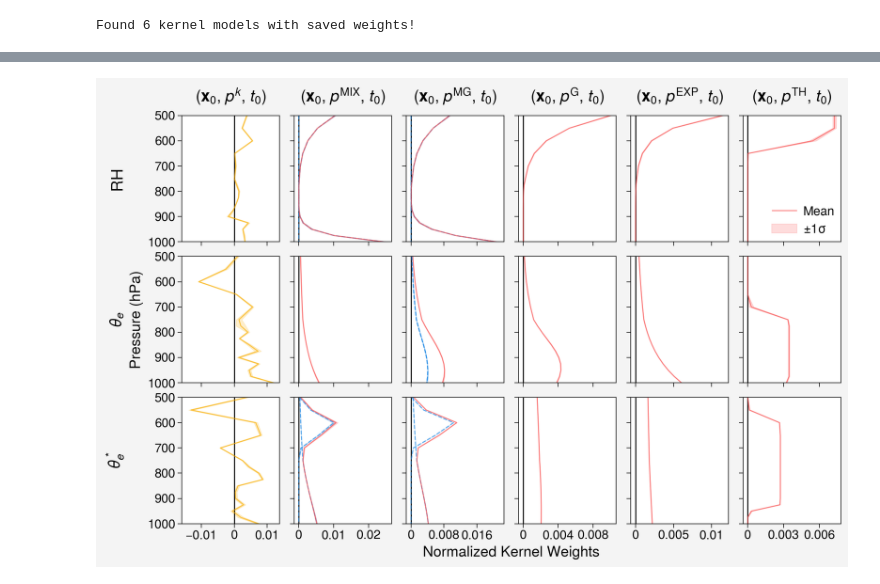
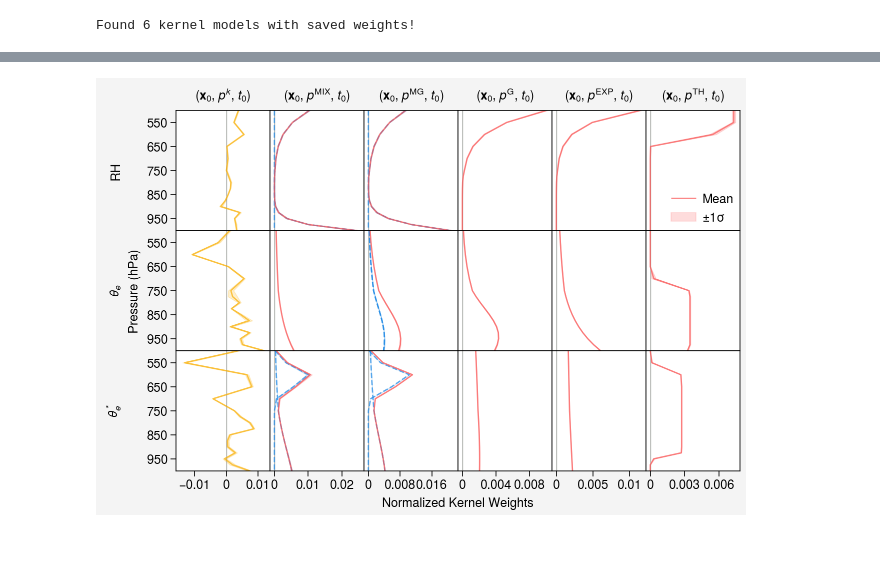
Before and after one commit to savannahferretti/monsoon-kernels, a Jupyter notebook: notebooks/weights.ipynb, the cells around one changed output, grey strips where cells are left out. Cells and saved outputs as stored; diff of their text form; code cells hidden in the pictures; blank space fills up the shorter version.

```diff
--- a/notebooks/weights.ipynb
+++ b/notebooks/weights.ipynb
@@ -49,15 +59,17 @@ rows = [next(r for r in results if k in r[0]) for k in keys]
 rowlabels = [r[1] for r in rows]
 collabels = ['RH',r'$\mathit{\theta_e}$',r'$\mathit{\theta_e^*}$']
 
-fig,axs = pplt.subplots(nrows=len(rowlabels),ncols=len(collabels),sharex='limits',sharey=True,
-                       width=6,height=6,wspace=1,hspace=1)
-axs.format(rowlabels=rowlabels,collabels=collabels,grid=False,
-           xlabel='Normalized Kernel Weights',xticklabelsize=12,
-           ylabel='Pressure (hPa)',ylim=(500,1000),yticks=100,yticklabelsize=12,yminorticks='none')
+fig,axs = pplt.subplots(nrows=len(rowlabels),ncols=len(collabels),figwidth=4,refheight=1.4,tight=True,sharex='limits',sharey=True,space=0)
+axs.format(grid=False,rowlabels=rowlabels,collabels=collabels,xlabel='Normalized Kernel Weights',
+           ylabel='Pressure (hPa)',ylim=(500,1000),yticks=[950,850,750,650,550])
 for row,(name,desc,kind,*data) in enumerate(rows):
     for col in range(len(collabels)):
         ax = axs[row,col]
-        ax.axvline(0,color='k',linewidth=0.5)
+        if row!=len(rowlabels)-1:
+            ax.tick_params(axis='x',bottom=False,labelbottom=False)
+        if col!=0:
+            ax.tick_params(axis='y',left=False,labelleft=False)
+        ax.axvline(0,color='gray',linewidth=0.5)
         if kind=='mixture':
             mean1,std1 = data[0].isel(field=col),data[1].isel(field=col)
             mean2,std2 = data[2].isel(field=col),data[3].isel(field=col)
@@ -81,8 +93,7 @@ for row,(name,desc,kind,*data) in enumerate(rows):
         ax.xaxis.set_major_locator(mticker.MaxNLocator(nbins=3,prune='both'))
         ax.xaxis.set_minor_locator(mticker.NullLocator())
 axs.format(xreverse=False,yreverse=True)
-axs[:-1,:].tick_params(axis='x',labelbottom=False)
-axs[0,0].legend(loc='ur',ncols=1,frame=False,prop={'size':12})
+axs[0,0].legend(loc='ur',ncols=1,frame=False)
 pplt.show()
-fig.save('../figs/fig_3.png')
+fig.save('../figs/fig_3.jpg')
 # %% [output]
@@ -93,48 +104,49 @@ cols  = sorted(results,key=lambda r:next((i for i,k in enumerate(order) if k in
 collabels = [r[1] for r in cols]
 rowlabels = ['RH',r'$\mathit{\theta_e}$',r'$\mathit{\theta_e^*}$']
 
-fig,axs = pplt.subplots(nrows=len(rowlabels),ncols=len(collabels),sharex='limits',sharey=True,
-                        width=10,height=6.5,wspace=1,hspace=1)
-axs.format(rowlabels=rowlabels,collabels=collabels,grid=False,
-           xlabel='Normalized Kernel Weights',xticklabelsize=12,
-           ylabel='Pressure (hPa)',ylim=(500,1000),yticks=100,yticklabelsize=12,yminorticks='none')
+fig,axs = pplt.subplots(nrows=len(rowlabels),ncols=len(collabels),figwidth=6.5,refheight=1.2,tight=True,sharex='limits',sharey=True,space=0)
+axs.format(grid=False,rowlabels=rowlabels,collabels=collabels,xlabel='Normalized Kernel Weights',
+           ylabel='Pressure (hPa)',ylim=(500,1000),yticks=[950,850,750,650,550])
 for col,(name,desc,kind,*data) in enumerate(cols):
     for row in range(len(rowlabels)):
         ax = axs[row,col]
-        ax.axvline(0,color='k',linewidth=1)
+        if row!=len(rowlabels)-1:
+            ax.tick_params(axis='x',bottom=False,labelbottom=False)
+        if col!=0:
+            ax.tick_params(axis='y',left=False,labelleft=False)
+        ax.axvline(0,color='gray',linewidth=0.5)
         if kind=='mixture':
             mean1,std1 = data[0].isel(field=row),data[1].isel(field=row)
             mean2,std2 = data[2].isel(field=row),data[3].isel(field=row)
             forcetwo = ('MG' in desc) or ('MG' in collabels[col])
             issame  = np.allclose(mean1.values,mean2.values,atol=1e-6,rtol=0.0)
             iszero  = np.allclose(mean2.values,0.0,atol=1e-6,rtol=0.0)
             if (issame or iszero) and (not forcetwo):
                 ax.plot(mean1,lev,color='red6',alpha=0.7,linewidth=1)
                 ax.fill_betweenx(lev,mean1-std1,mean1+std1,color='red6',alpha=0.2)
             else:
                 ax.plot(mean1,lev,color='blue6',alpha=0.7,linewidth=1,linestyle='--')
                 ax.plot(mean2,lev,color='blue6',alpha=0.7,linewidth=1,linestyle='--')
                 ax.fill_betweenx(lev,mean1-std1,mean1+std1,color='blue6',alpha=0.2)
                 ax.fill_betweenx(lev,mean2-std2,mean2+std2,color='blue6',alpha=0.2)
                 meansum,stdsum = mean1+mean2,np.sqrt(std1**2+std2**2)
                 ax.plot(meansum,lev,color='red6',alpha=0.7,linewidth=1)
                 ax.fill_betweenx(lev,meansum-stdsum,meansum+stdsum,color='red6',alpha=0.2)
         else:
             color    = 'yellow6' if ('nonparametric' in name) else 'red6'
             mean,std = data[0].isel(field=row),data[1].isel(field=row)
             ax.plot(mean,lev,color=color,alpha=0.7,linewidth=1,label='Mean')
             ax.fill_betweenx(lev,mean-std,mean+std,color=color,alpha=0.2,label=r'$\pm 1\sigma$')
         ax.xaxis.set_major_locator(mticker.MaxNLocator(nbins=3,prune='both'))
         ax.xaxis.set_minor_locator(mticker.NullLocator())
 axs.format(xreverse=False,yreverse=True)
-axs[:-1,:].tick_params(axis='x',labelbottom=False)
 for col in range(axs.shape[1]):
     ax = axs[-1,col]
     xmin,xmax = ax.get_xlim()
     pad = 0.05*max(abs(xmin),abs(xmax),1e-12)
     ax.set_xlim(xmin-pad,xmax)
-axs[0,5].legend(loc='lr',ncols=1,frame=False,prop={'size':12})
+axs[0,5].legend(loc='lr',ncols=1,frame=False)
 pplt.show()
-fig.save('../figs/fig_A1.png')
+fig.save('../figs/fig_S2.jpg')
 # %% [output]
-[figure, old version]
+[figure, new version]
```
Also changed, not shown: parts of 2 cells of this notebook, 13 other files.
